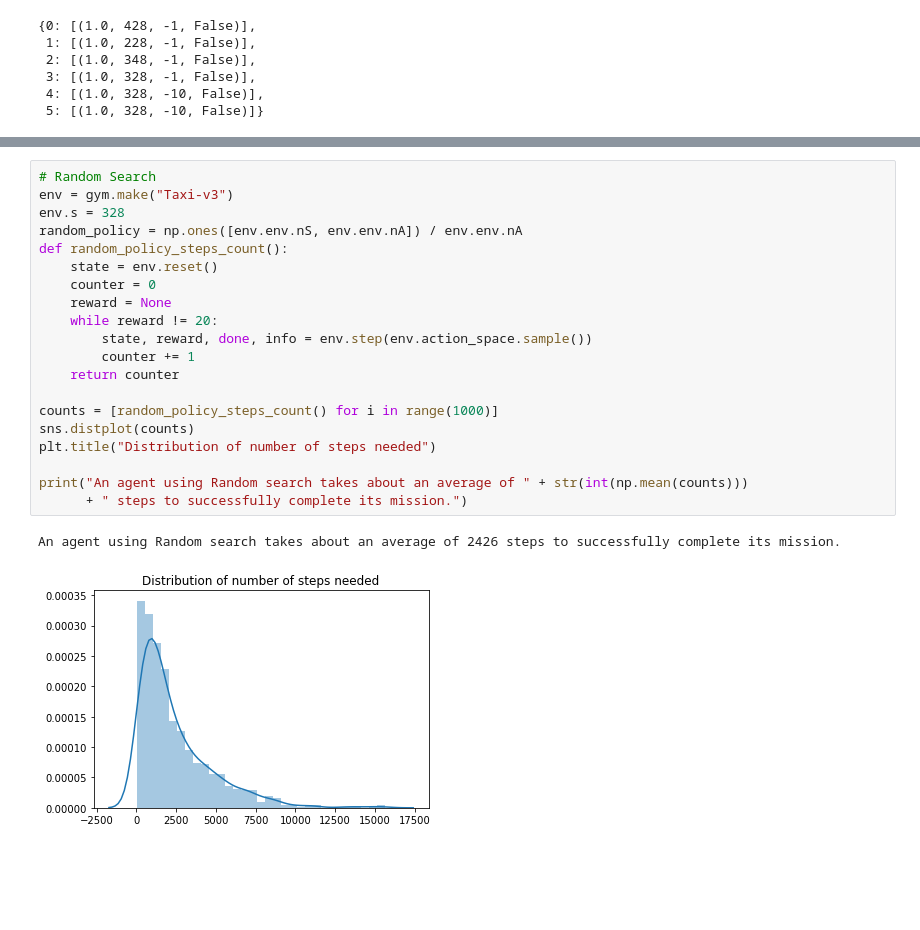
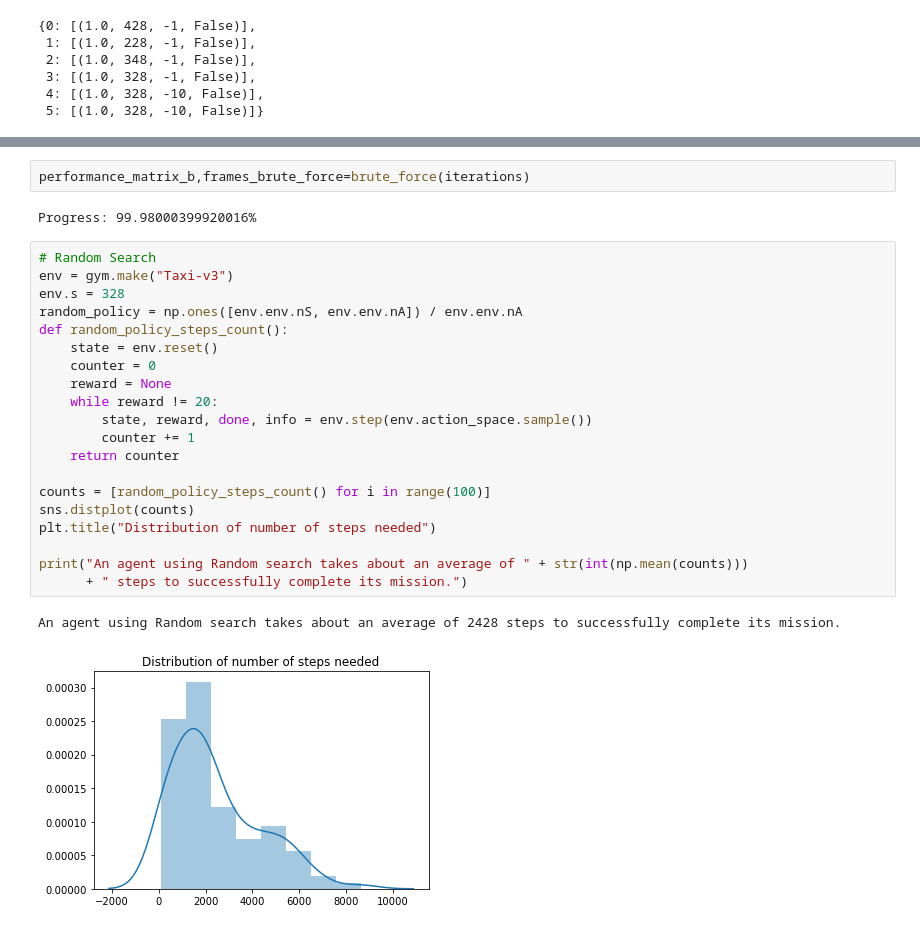
Before and after one commit to BAGLAT/Reinforcement-Learning-Artifical-Intelligence, a Jupyter notebook: AIDemo/gymdemo.ipynb, the cells around one changed output, grey strips where cells are left out. Cells and saved outputs as stored; diff of their text form; blank space fills up the shorter version.

```diff
--- a/AIDemo/gymdemo.ipynb
+++ b/AIDemo/gymdemo.ipynb
@@ -257,23 +250,27 @@ df
+# %%
+performance_matrix_b,frames_brute_force=brute_force(iterations)
+# %% [output]
+Progress: 99.98000399920016%
 # %%
 # Random Search
 env = gym.make("Taxi-v3")
 env.s = 328
 random_policy = np.ones([env.env.nS, env.env.nA]) / env.env.nA
 def random_policy_steps_count():
     state = env.reset()
     counter = 0
     reward = None
     while reward != 20:
         state, reward, done, info = env.step(env.action_space.sample())
         counter += 1
     return counter
 
-counts = [random_policy_steps_count() for i in range(1000)]
+counts = [random_policy_steps_count() for i in range(100)]
 sns.distplot(counts)
 plt.title("Distribution of number of steps needed")
 
 print("An agent using Random search takes about an average of " + str(int(np.mean(counts)))
       + " steps to successfully complete its mission.")
 # %% [output]
-An agent using Random search takes about an average of 2426 steps to successfully complete its mission.
+An agent using Random search takes about an average of 2428 steps to successfully complete its mission.
-[figure, old version]
+[figure, new version]
```
Also changed, not shown: parts of 14 cells of this notebook, 4 other files.
